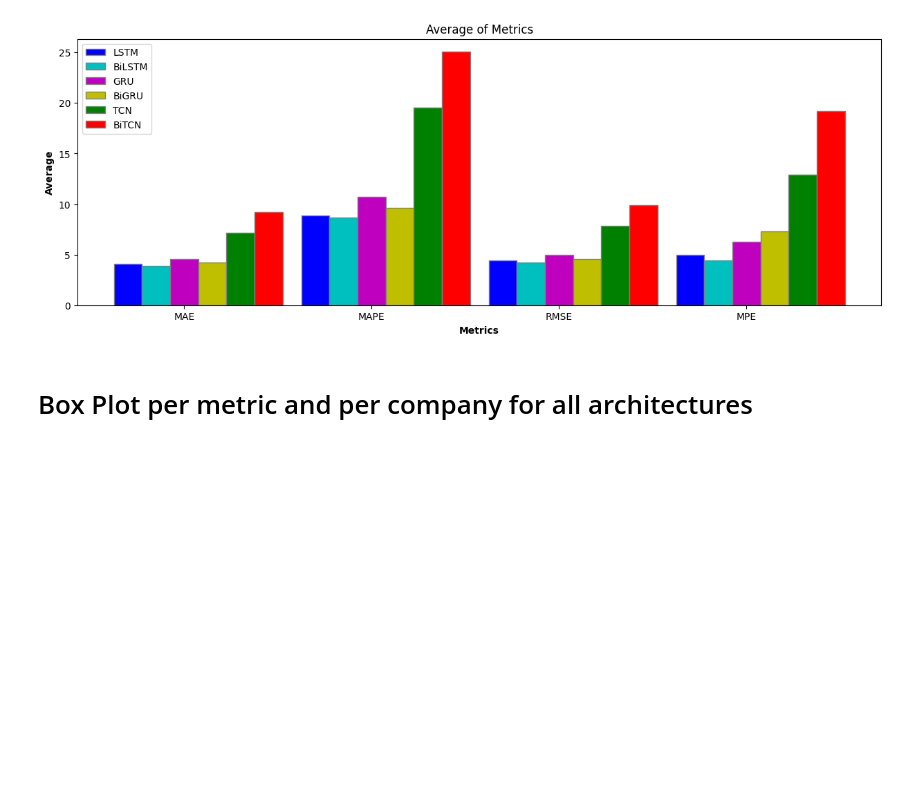
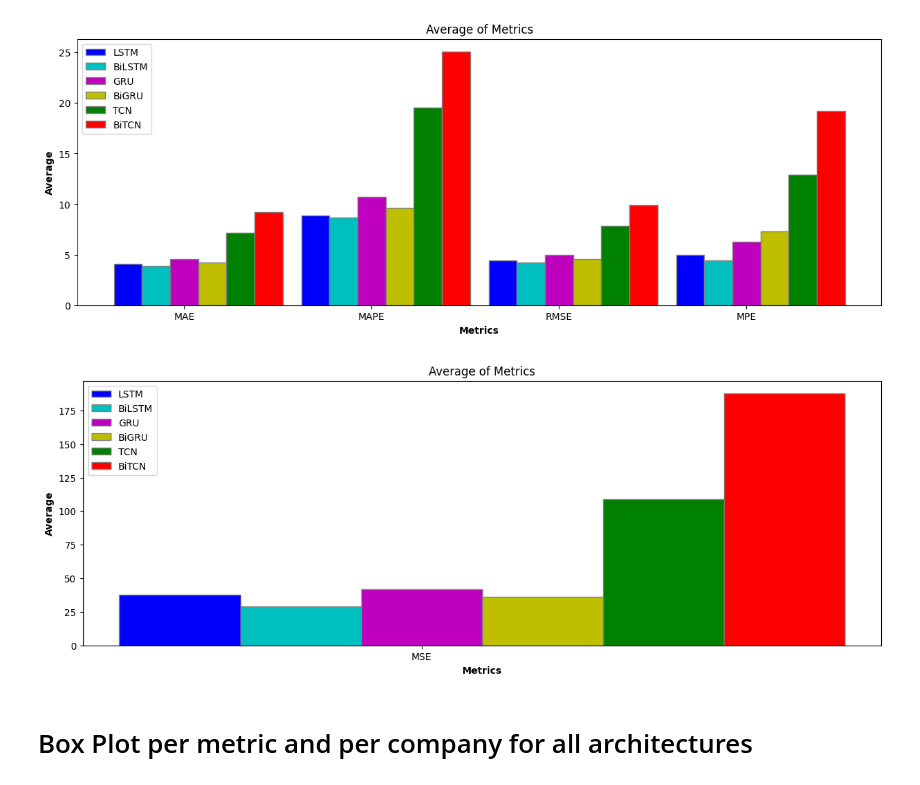
Before and after one commit to jmsb505/StockPredictionModels, a Jupyter notebook: Results/all_metrics.ipynb, the cells around one changed output. Cells and saved outputs as stored; diff of their text form; code cells hidden in the pictures; blank space fills up the shorter version.

Commit message:
all metrics path updaye

```diff
--- a/Results/all_metrics.ipynb
+++ b/Results/all_metrics.ipynb
@@ -262,6 +264,43 @@ plt.legend()
 plt.show()
 # %% [output]
 [figure]
+# %%
+test_metrics = ['MSE']
+
+# Data for the stacked bar graph
+#remove from values in Average(std) the portion fo the string that is in parenthesis and turn into float
+lstm_data = [float(x.split(" ")[0]) for x in df_lstm_testing['Average(std)']]
+bilstm_data = [float(x.split(" ")[0]) for x in df_bilstm_testing['Average(std)']]
+gru_data = [float(x.split(" ")[0]) for x in df_gru_testing['Average(std)']]
+bigru_data = [float(x.split(" ")[0]) for x in df_bigru_testing['Average(std)']]
+tcn_data = [float(x.split(" ")[0]) for x in df_tcn_testing['Average(std)']]
+bitcn_data = [float(x.split(" ")[0]) for x in df_bitcn_testing['Average(std)']]
+
+barWidth = 0.15
+r1 = np.arange(len(test_metrics))
+r2 = [x + barWidth for x in r1]
+r3 = [x + barWidth for x in r2]
+r4 = [x + barWidth for x in r3]
+r5 = [x + barWidth for x in r4]
+r6 = [x + barWidth for x in r5]
+
+plt.figure(figsize=(15, 5))
+
+plt.bar(r1, lstm_data[0], color='b', width=barWidth, edgecolor='grey', label='LSTM')
+plt.bar(r2, bilstm_data[0], color='c', width=barWidth, edgecolor='grey', label='BiLSTM')
+plt.bar(r3, gru_data[0], color='m', width=barWidth, edgecolor='grey', label='GRU')
+plt.bar(r4, bigru_data[0], color='y', width=barWidth, edgecolor='grey', label='BiGRU')
+plt.bar(r5, tcn_data[0], color='g', width=barWidth, edgecolor='grey', label='TCN')
+plt.bar(r6, bitcn_data[0], color='r', width=barWidth, edgecolor='grey', label='BiTCN')
+
+plt.xlabel('Metrics', fontweight='bold')
+plt.ylabel('Average', fontweight='bold')
+plt.xticks([r + barWidth * 2 for r in range(len(test_metrics))], test_metrics)
+plt.title('Average of Metrics')
+plt.legend()
+plt.show()
+# %% [output]
+[figure, added]
 # %% [markdown]
 # Box Plot per metric and per company for all architectures
 # %%
```
Also changed, not shown: parts of 2 cells of this notebook.
